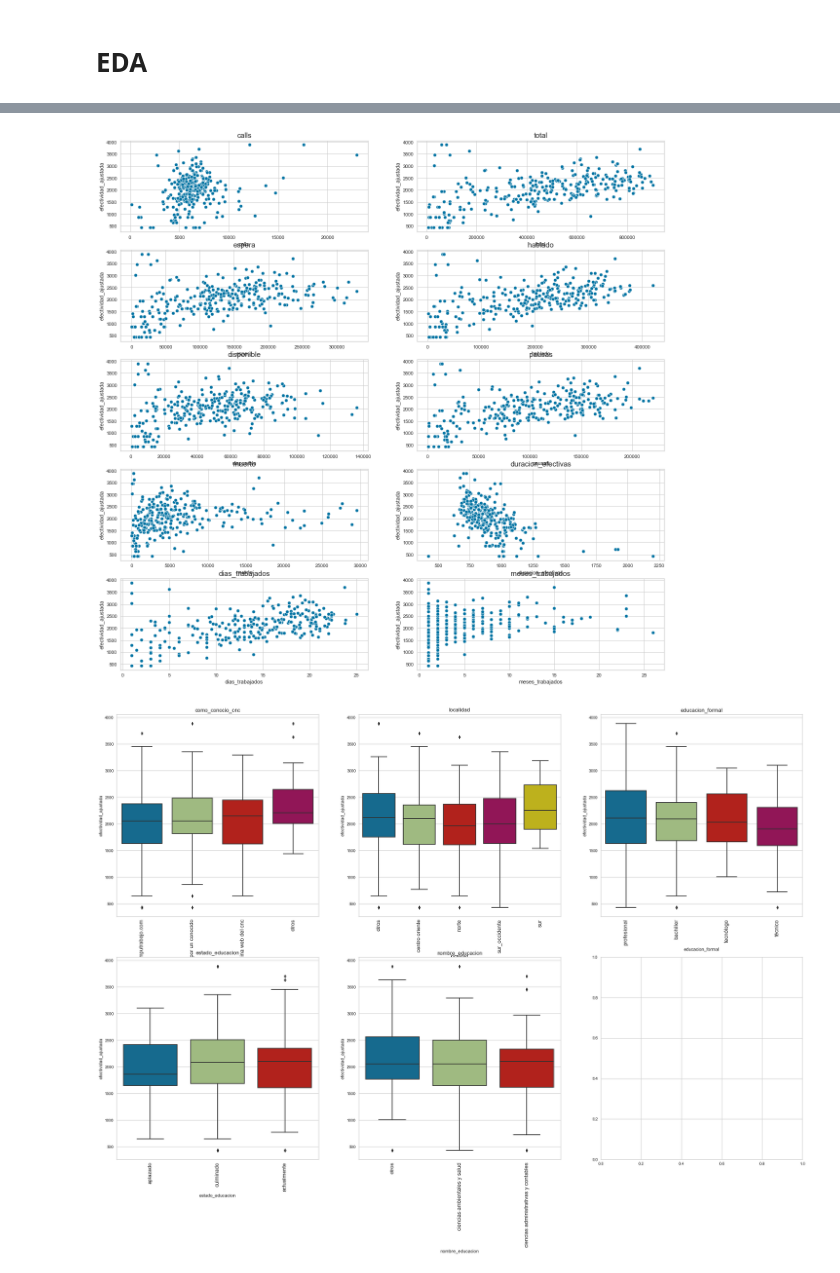
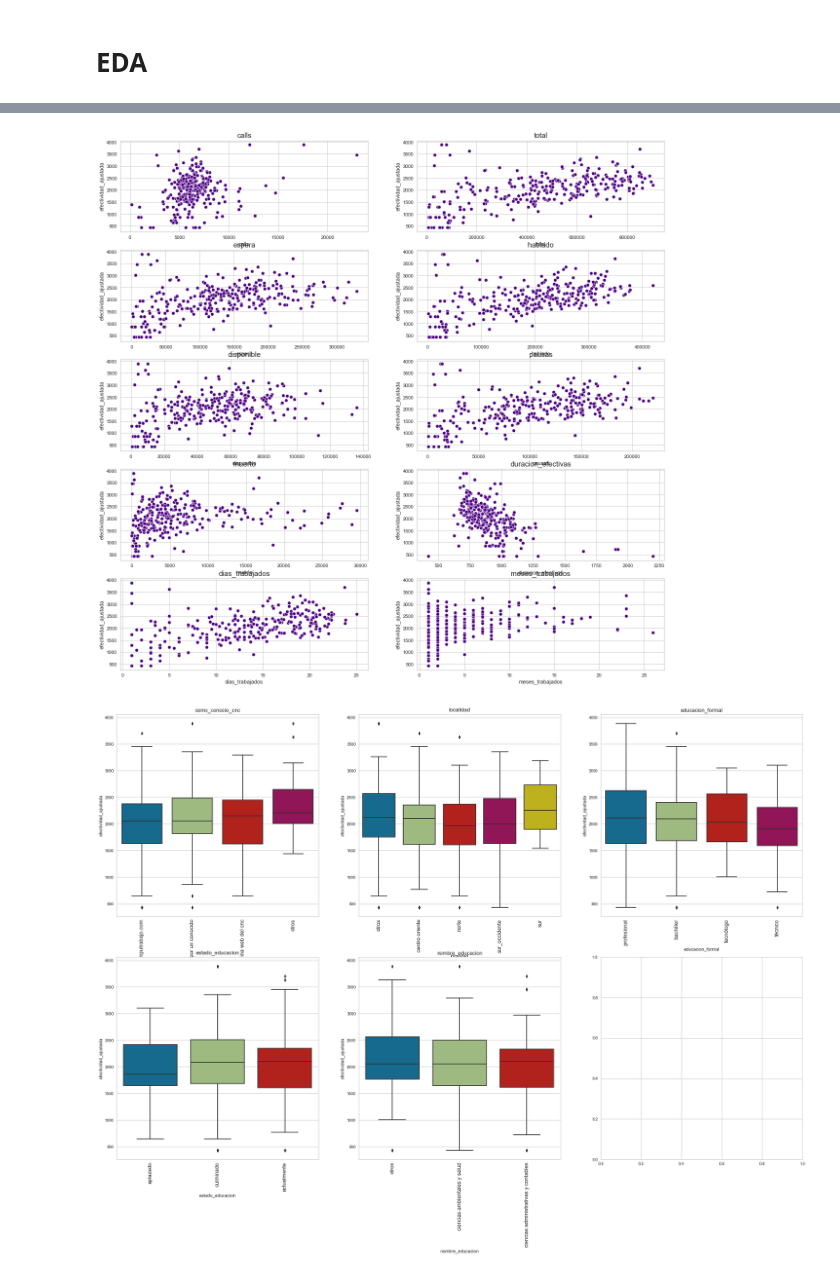
Before and after one commit to AndresLopezDCo/DS4A-Team76, a Jupyter notebook: scripts/MODELO.ipynb, the cells around one changed output, grey strips where cells are left out. Saved outputs shown, nothing was run; the diff lists cells and outputs as text; code cells hidden in the pictures.

```diff
--- a/scripts/MODELO.ipynb
+++ b/scripts/MODELO.ipynb
@@ -51,3 +37,3 @@ df1=runQuery(query1)
 # %%
-df1=pd.read_csv('../data_etls/ecar_dwh_base_modelo.csv')
+df1=pd.read_csv('/Users/jessicasalas/Desktop/Datascience4/proyecto/DS4A-Team76/data_etls/ecar_dwh_base_modelo.csv')
 df1.rename(str.lower, axis='columns', inplace=True)
@@ -137,7 +116,6 @@ df1.shape
 # %%
-num=['competencias_funcionales', 'numeros',
-       'lectura_voz_alta','fluidez_lectura', 'cartografia', 'competencias_organizacionales',
-       'sumar', 'coherencia_entre_numeros']
+num=['competencias_funcionales', 'numeros', 'lectura_voz_alta','fluidez_lectura', 'cartografia',
+     'competencias_organizacionales','sumar', 'coherencia_entre_numeros']
 # %%
 encode_data2 = pd.DataFrame(imputer.fit_transform(df1[num]),columns =num)
 encode_data2['codenc']=df1['codenc']
@@ -173,7 +128,5 @@ Index(['codenc', 'calls', 'total', 'espera', 'hablado', 'disponible', 'pausas',
 # %%
-df1.drop(['como_conocio_cnc_x',
-       'localidad_x', 'educacion_formal_x', 'estado_educacion_x',
-       'nombre_educacion_x', 'competencias_funcionales_x', 'numeros_x',
-       'lectura_voz_alta_x','fluidez_lectura_x', 'cartografia_x', 'competencias_organizacionales_x',
+df1.drop(['como_conocio_cnc_x','localidad_x', 'educacion_formal_x', 'estado_educacion_x',
+       'nombre_educacion_x', 'competencias_funcionales_x', 'numeros_x', 'lectura_voz_alta_x',
+       'fluidez_lectura_x', 'cartografia_x', 'competencias_organizacionales_x',
        'sumar_x', 'coherencia_entre_numeros_x'], axis=1, inplace=True)
-df1.shape
@@ -217,8 +156,6 @@ for i in vars_psico:
 # %%
-cols_num=['calls', 'total', 'espera', 'hablado', 'disponible', 'pausas',
-       'muerto', 'duracion_efectivas', 'dias_trabajados',
-       'meses_trabajados','competencias_funcionales', 'numeros',
-       'lectura_voz_alta','fluidez_lectura', 'cartografia', 'competencias_organizacionales',
-       'sumar', 'coherencia_entre_numeros']
-cols_cat=['como_conocio_cnc','localidad', 'educacion_formal', 'estado_educacion',
-       'nombre_educacion']
+cols_num=['calls', 'total', 'espera', 'hablado', 'disponible', 'pausas','muerto', 'duracion_efectivas',
+        'dias_trabajados','meses_trabajados','competencias_funcionales', 'numeros', 'lectura_voz_alta',
+        'fluidez_lectura', 'cartografia', 'competencias_organizacionales','sumar', 'coherencia_entre_numeros']
+
+cols_cat=['como_conocio_cnc','localidad', 'educacion_formal', 'estado_educacion', 'nombre_educacion']
@@ -229,10 +162,10 @@ cols_cat=['como_conocio_cnc','localidad', 'educacion_formal', 'estado_educacion'
 # %%
 fig, ax = plt.subplots(ncols=2, nrows=5,figsize=(20,20))
 for col, axis in zip(cols_num, ax.flatten()):
-    ax_ = sns.scatterplot(x=col,y='efectividad_ajustada', data=df1, ax=axis)
+    ax_ = sns.scatterplot(x=col,y='efectividad_ajustada', data=df1, ax=axis, color="indigo")
     axis.set_title(col, fontsize=15)
 # %% [output]
-[figure, old version]
+[figure, new version]
 # %%
 df1.groupby('como_conocio_cnc')['codenc'].count()
 
```
Also changed, not shown: parts of 50 cells of this notebook, 4 other files.
